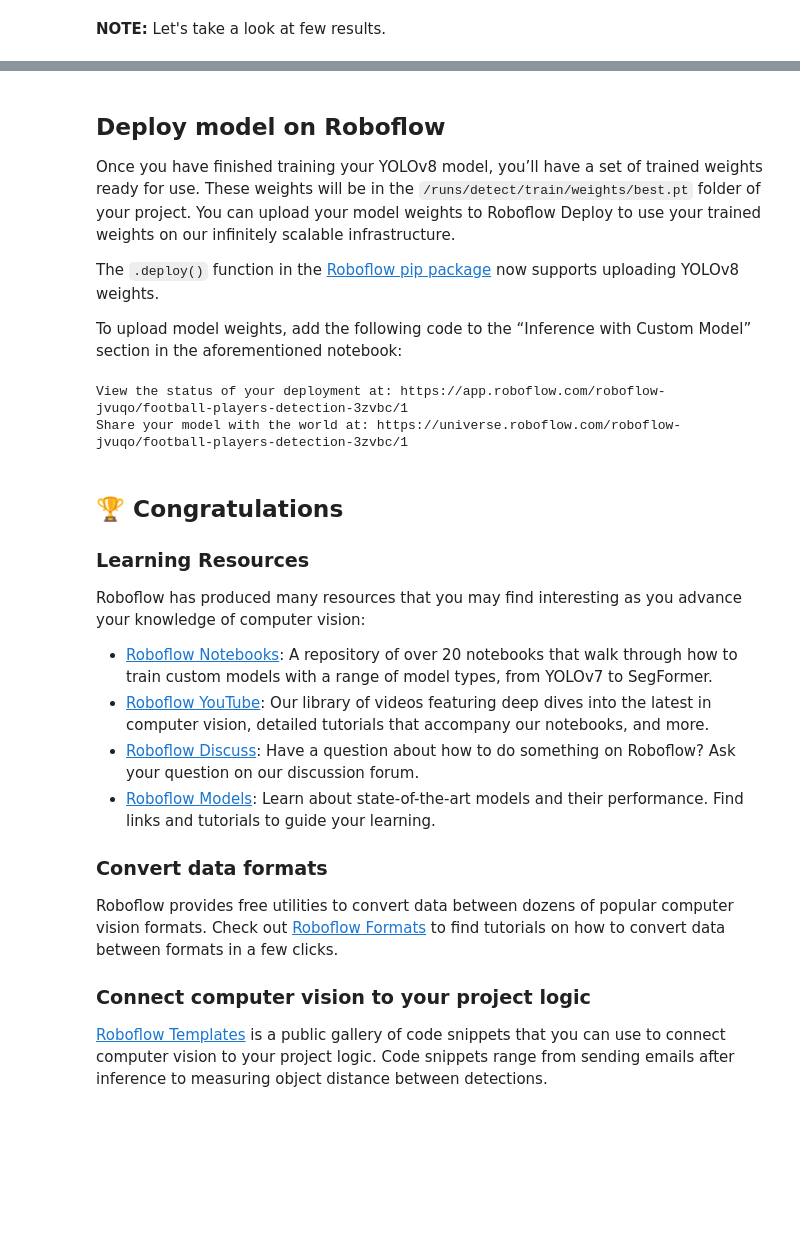
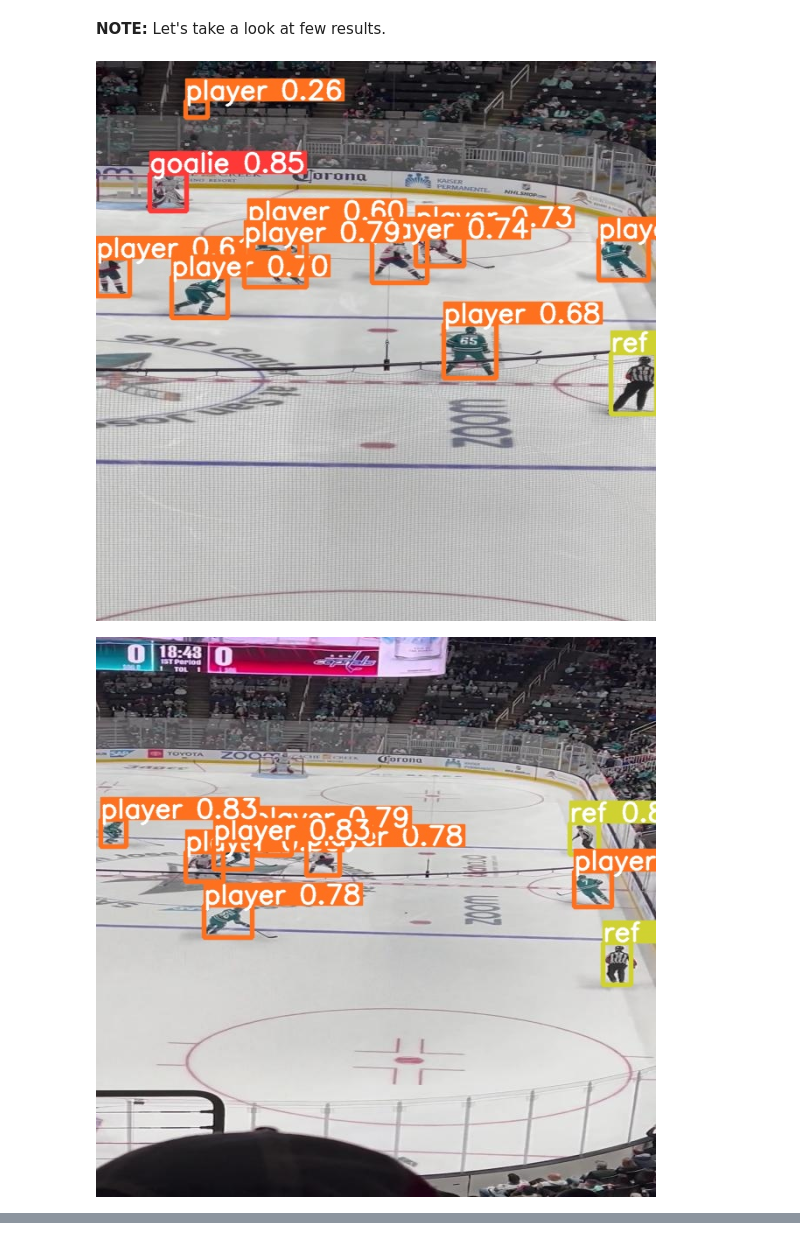
Before and after one commit to mxmrsn/colab, a Jupyter notebook: notebooks/train-yolov8-object-detection-on-custom-dataset.ipynb, the cells around one changed output, grey strips where cells are left out. Saved outputs shown, nothing was run; the diff lists cells and outputs as text; code cells hidden in the pictures; blank space fills up the shorter version.

```diff
--- a/notebooks/train-yolov8-object-detection-on-custom-dataset.ipynb
+++ b/notebooks/train-yolov8-object-detection-on-custom-dataset.ipynb
@@ -367,7 +204,10 @@ Results saved to runs/detect/predict
 # %%
 import glob
 from IPython.display import Image, display
 
-for image_path in glob.glob(f'{HOME}/runs/detect/predict3/*.jpg')[:3]:
+for image_path in glob.glob(f'{HOME}/runs/detect/predict/*.jpg')[:3]:
       display(Image(filename=image_path, width=600))
       print("\n")
+# %% [output]
+[figure, added]
+[figure, added]
@@ -374,13 +214,0 @@ for image_path in glob.glob(f'{HOME}/runs/detect/predict3/*.jpg')[:3]:
-# %% [markdown]
-## Deploy model on Roboflow
-
-Once you have finished training your YOLOv8 model, you’ll have a set of trained weights ready for use. These weights will be in the `/runs/detect/train/weights/best.pt` folder of your project. You can upload your model weights to Roboflow Deploy to use your trained weights on our infinitely scalable infrastructure.
-
-The `.deploy()` function in the [Roboflow pip package](https://docs.roboflow.com/python) now supports uploading YOLOv8 weights.
-
-To upload model weights, add the following code to the “Inference with Custom Model” section in the aforementioned notebook:
-# %%
-project.version(dataset.version).deploy(model_type="yolov8", model_path=f"{HOME}/runs/detect/train/")
-# %% [output]
-View the status of your deployment at: https://app.roboflow.com/roboflow-jvuqo/football-players-detection-3zvbc/1
-Share your model with the world at: https://universe.roboflow.com/roboflow-jvuqo/football-players-detection-3zvbc/1
@@ -403,19 +214,0 @@ pred
-# %% [markdown]
-## 🏆 Congratulations
-
-### Learning Resources
-
-Roboflow has produced many resources that you may find interesting as you advance your knowledge of computer vision:
-
-- [Roboflow Notebooks](https://github.com/roboflow/notebooks): A repository of over 20 notebooks that walk through how to train custom models with a range of model types, from YOLOv7 to SegFormer.
-- [Roboflow YouTube](https://www.youtube.com/c/Roboflow): Our library of videos featuring deep dives into the latest in computer vision, detailed tutorials that accompany our notebooks, and more.
-- [Roboflow Discuss](https://discuss.roboflow.com/): Have a question about how to do something on Roboflow? Ask your question on our discussion forum.
-- [Roboflow Models](https://roboflow.com): Learn about state-of-the-art models and their performance. Find links and tutorials to guide your learning.
-
-### Convert data formats
-
-Roboflow provides free utilities to convert data between dozens of popular computer vision formats. Check out [Roboflow Formats](https://roboflow.com/formats) to find tutorials on how to convert data between formats in a few clicks.
-
-### Connect computer vision to your project logic
-
-[Roboflow Templates](https://roboflow.com/templates) is a public gallery of code snippets that you can use to connect computer vision to your project logic. Code snippets range from sending emails after inference to measuring object distance between detections.
```
Also changed, not shown: parts of 30 cells of this notebook.
